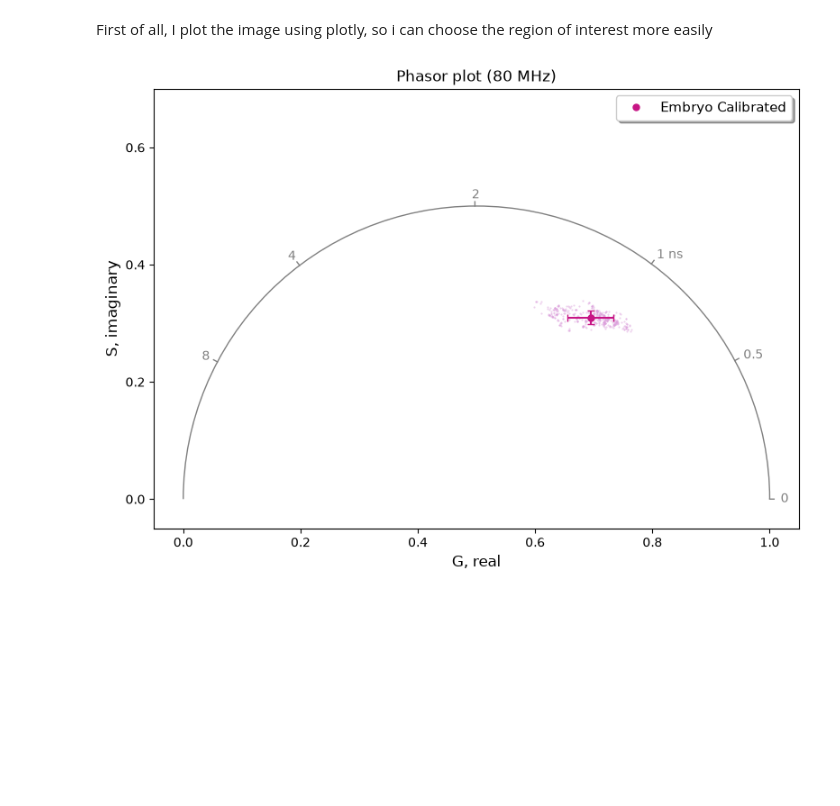
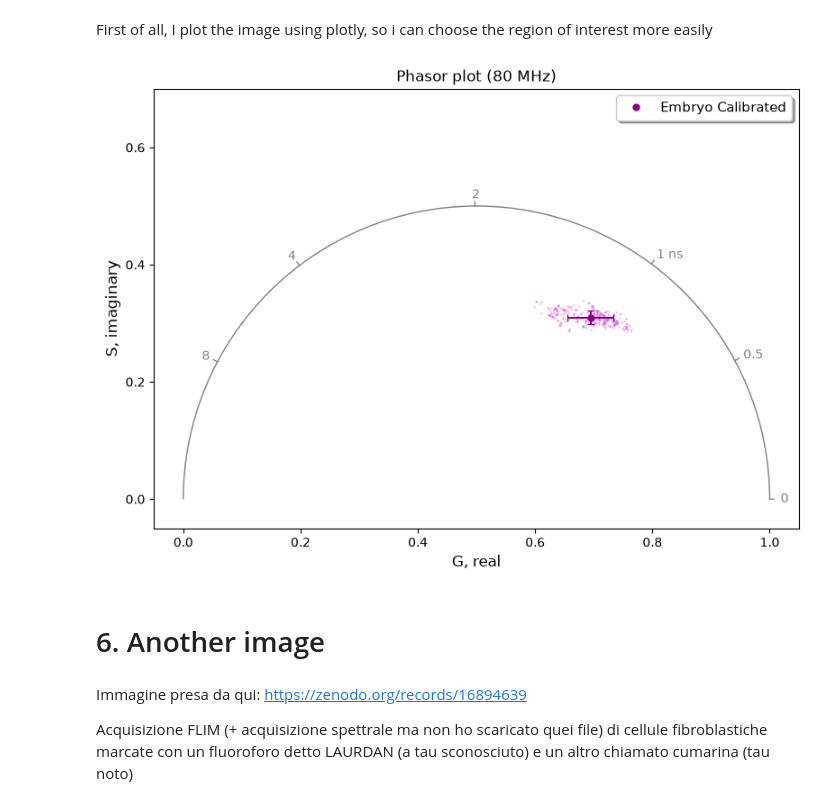
Before and after one commit to BotSas/Tesi_2026, a Jupyter notebook: main.ipynb, the cells around one changed output. Cells and saved outputs as stored; diff of their text form; code cells hidden in the pictures; blank space fills up the shorter version.

```diff
--- a/main.ipynb
+++ b/main.ipynb
@@ -1172,30 +1172,36 @@ clean_mean, clean_std = cloud_data(df_clean)
 # %%
 clean_mean = df_clean[['G', 'S']].mean()
 clean_std = df_clean[['G', 'S']].std()
 
 points_masked = [
     {
         'G': df_clean['G'],
         'S': df_clean['S'],
-        'color': 'plum',
+        'color': 'orchid',
         'marker': '.',
         'markersize': 1,
         'alpha': 0.5,
         'linestyle': 'None'
     },
     {
         'G': clean_mean['G'],
         'S': clean_mean['S'],
         'xerr': clean_std['G'],
         'yerr': clean_std['S'],
         'label': 'Embryo Calibrated',
-        'color': 'mediumvioletred',
+        'color': 'darkmagenta',
         'marker': 'o',
         'markersize': 5,
         'zorder': 6
     },
 ]
 
 phplt.universal_phasor_plot(T_laser = T_laser, points = points_masked)
 # %% [output]
-[figure, old version]
+[figure, new version]
+# %% [markdown]
+# 6. Another image
+# %% [markdown]
+Immagine presa da qui: https://zenodo.org/records/16894639
+
+Acquisizione FLIM (+ acquisizione spettrale ma non ho scaricato quei file) di cellule fibroblastiche marcate con un fluoroforo detto LAURDAN (a tau sconosciuto) e un altro chiamato cumarina (tau noto)
```
Also changed, not shown: parts of 14 cells of this notebook, 4 other files.
